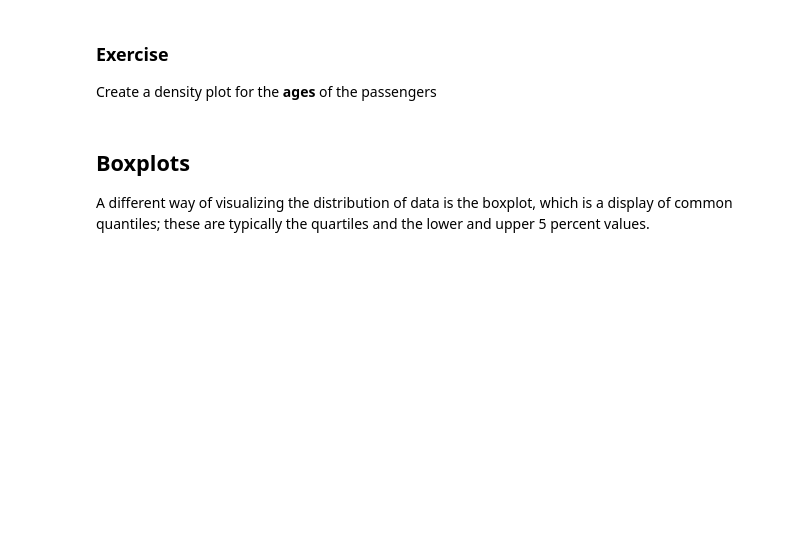
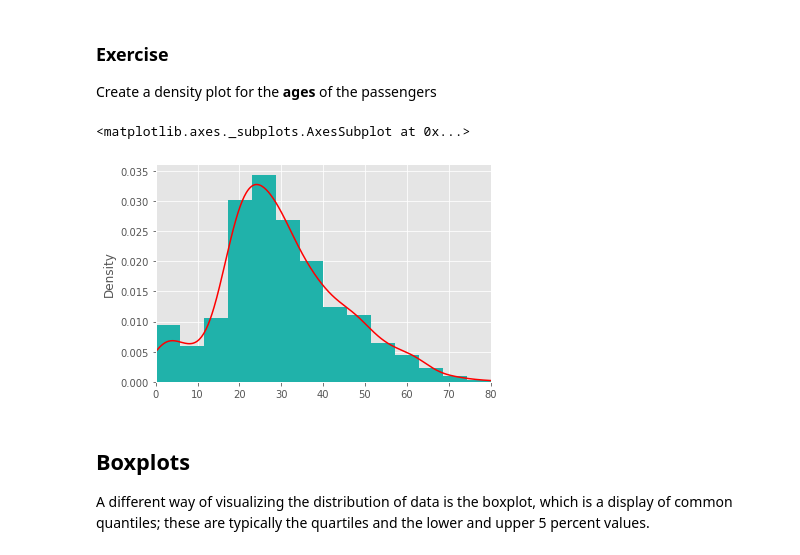
Before and after one commit to ipeirotis/dealing_with_data, a Jupyter notebook: 08-Visualization/A-Matplotlib_and_Pandas.ipynb, the cells around one changed output. Drawn from its saved outputs; the diff is of its cells as text; code cells hidden in the pictures; blank space fills up the shorter version.

```diff
--- a/08-Visualization/A-Matplotlib_and_Pandas.ipynb
+++ b/08-Visualization/A-Matplotlib_and_Pandas.ipynb
@@ -254,8 +388,11 @@ Here, we had to normalize the histogram (`normed=True`), since the kernel densit
 Create a density plot for the **ages** of the passengers
 # %%
 ### your code here
-titanic.age.hist(bins=doanes(titanic.fare.dropna()),  normed=True, color='lightseagreen')
+titanic.age.hist(bins=doanes(titanic.fare.dropna()),  density=True, color='lightseagreen')
 titanic.age.dropna().plot(kind='kde', xlim=(0,80), style='r-')
+# %% [output]
+<matplotlib.axes._subplots.AxesSubplot at 0x...>
+[figure, added]
 # %% [markdown]
 ## Boxplots
 
```
Also changed, not shown: parts of 60 cells of this notebook.
